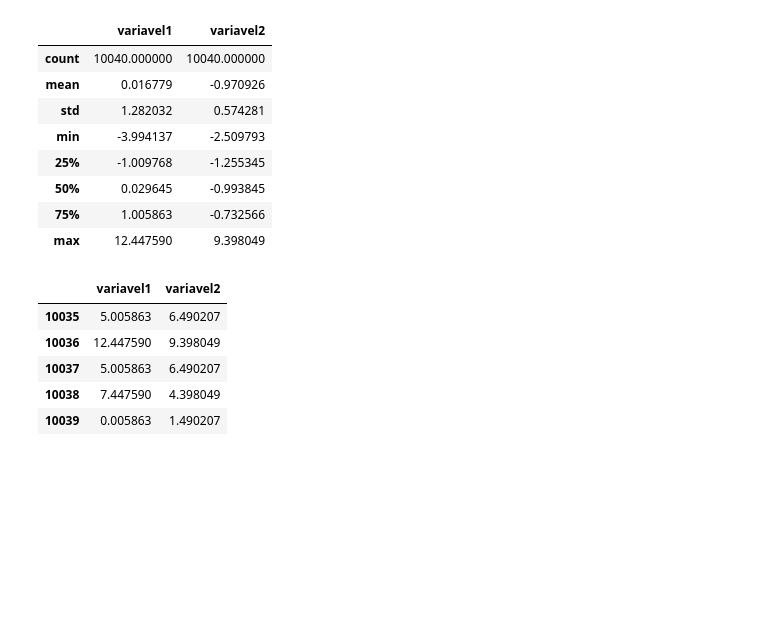
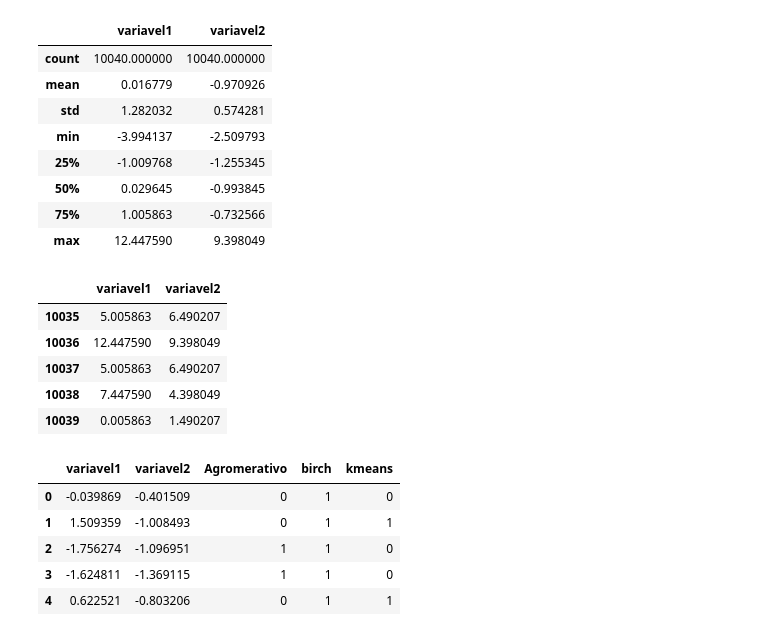
Before and after one commit to sussumuedu/fatec_ia_ml, a Jupyter notebook: Agrupamentos/clusterizacao_hierarquico.ipynb, the cells around one changed output. Drawn from its saved outputs; the diff is of its cells as text; code cells hidden in the pictures; blank space fills up the shorter version.

```diff
--- a/Agrupamentos/clusterizacao_hierarquico.ipynb
+++ b/Agrupamentos/clusterizacao_hierarquico.ipynb
@@ -332,0 +336,9 @@ df_resultados2["grupo_ward"] = yhat4
+# %%
+df_resultados4.head()
+# %% [output]
+|  | variavel1 | variavel2 | Agromerativo | birch | kmeans |
+| 0 | -0.039869 | -0.401509 | 0 | 1 | 0 |
+| 1 | 1.509359 | -1.008493 | 0 | 1 | 1 |
+| 2 | -1.756274 | -1.096951 | 1 | 1 | 0 |
+| 3 | -1.624811 | -1.369115 | 1 | 1 | 0 |
+| 4 | 0.622521 | -0.803206 | 0 | 1 | 1 |
```
Also changed, not shown: parts of 7 cells of this notebook, 1 other file.
